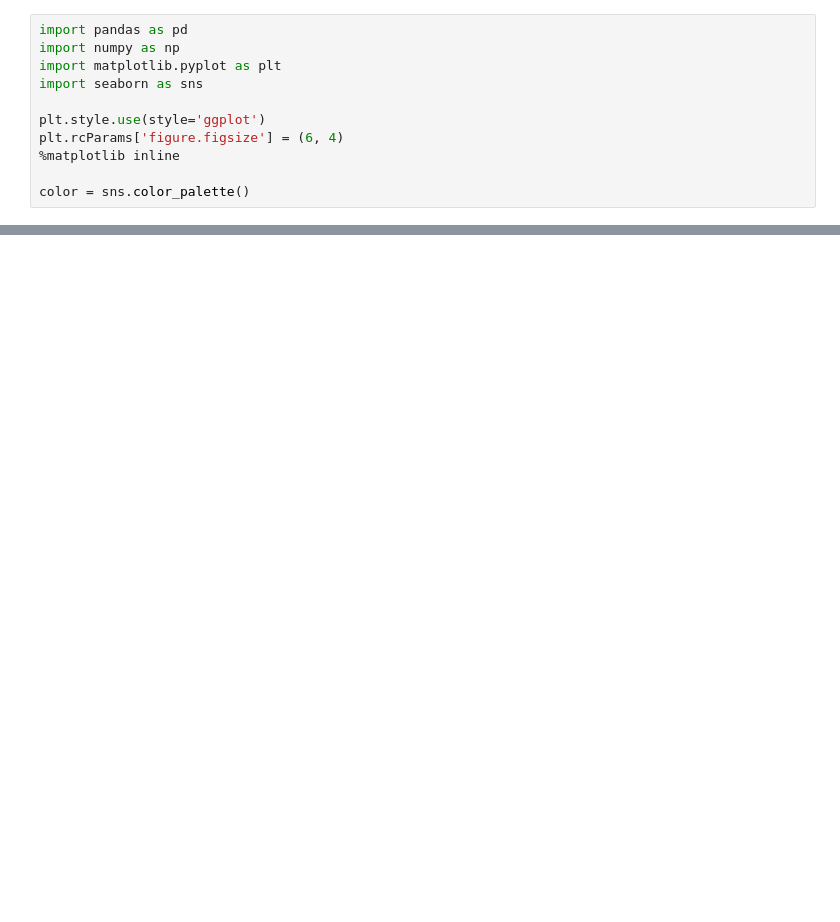
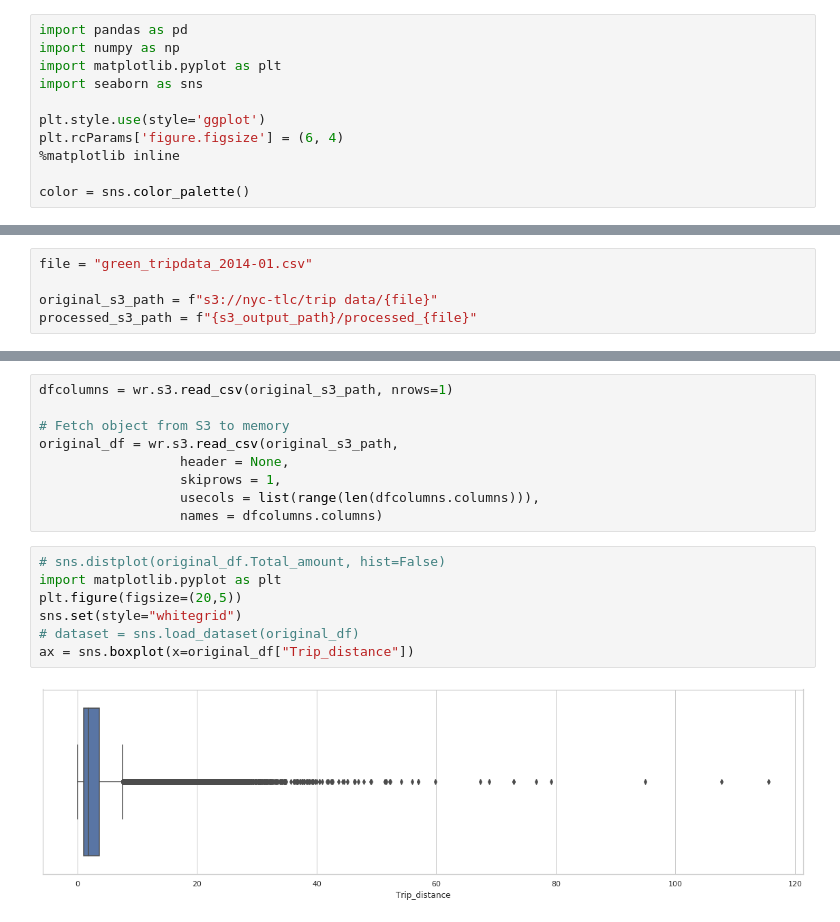
Before and after one commit to vdabravolski/ml_immersion_day, a Jupyter notebook: Lab 4/data_processing.ipynb, the cells around one changed output, grey strips where cells are left out. Drawn from its saved outputs; the diff is of its cells as text; blank space fills up the shorter version.

```diff
--- a/Lab 4/data_processing.ipynb
+++ b/Lab 4/data_processing.ipynb
@@ -186,0 +313,5 @@ Interpreting the value of r
+# %%
+file = "green_tripdata_2014-01.csv"
+
+original_s3_path = f"s3://nyc-tlc/trip data/{file}"
+processed_s3_path = f"{s3_output_path}/processed_{file}"
@@ -186,0 +324,18 @@ Interpreting the value of r
+# %%
+dfcolumns = wr.s3.read_csv(original_s3_path, nrows=1)
+
+# Fetch object from S3 to memory
+original_df = wr.s3.read_csv(original_s3_path,
+                  header = None,
+                  skiprows = 1,
+                  usecols = list(range(len(dfcolumns.columns))),
+                  names = dfcolumns.columns)
+# %%
+# sns.distplot(original_df.Total_amount, hist=False)
+import matplotlib.pyplot as plt
+plt.figure(figsize=(20,5))
+sns.set(style="whitegrid")
+# dataset = sns.load_dataset(original_df)
+ax = sns.boxplot(x=original_df["Trip_distance"])
+# %% [output]
+[figure, added]
```
Also changed, not shown: parts of 35 cells of this notebook, 3 other files.
